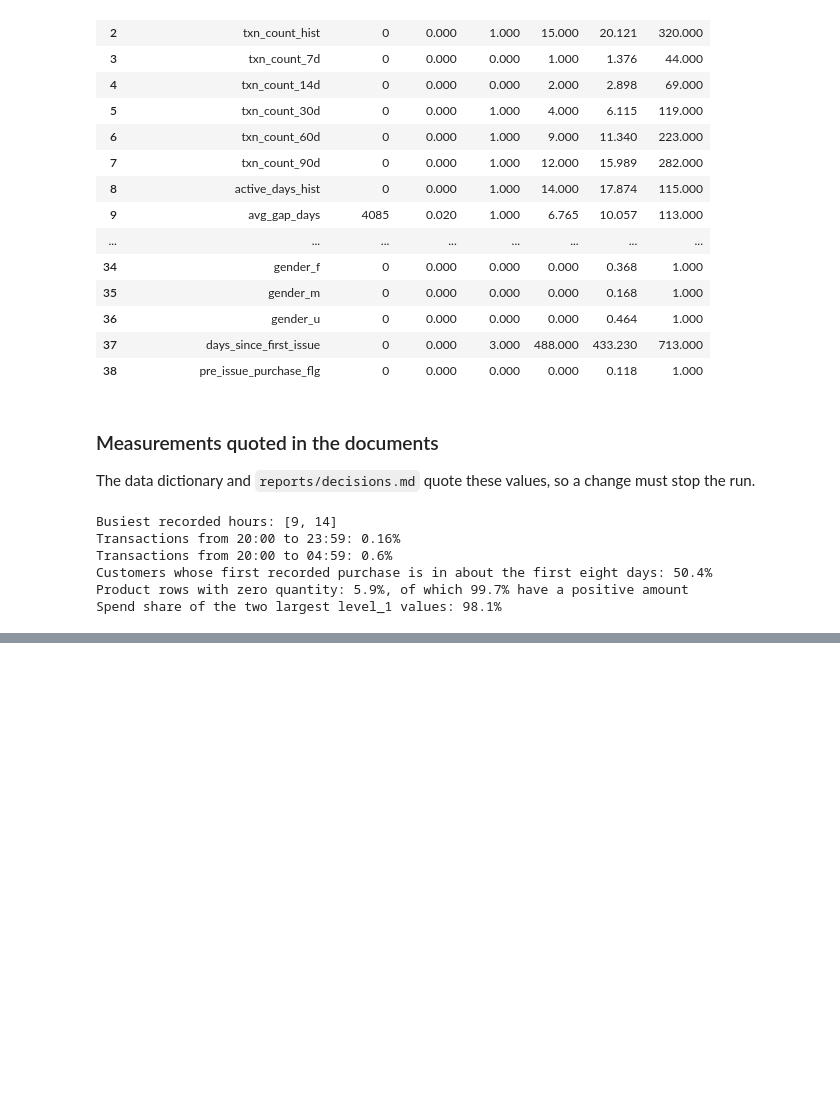
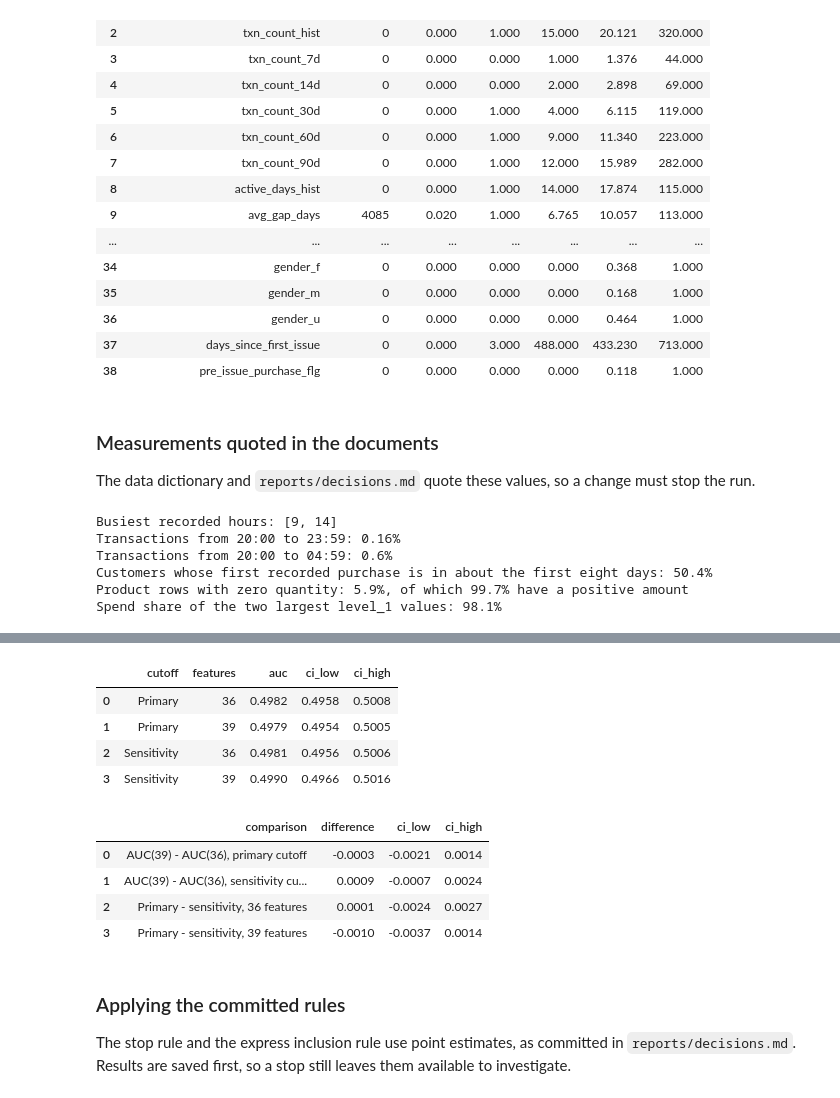
Before and after one commit to La-pinoz/Uplift_Analysis, a Jupyter notebook: notebooks/02_feature_engineering.ipynb, the cells around one changed output, grey strips where cells are left out. Saved outputs shown, nothing was run; the diff lists cells and outputs as text; code cells hidden in the pictures; blank space fills up the shorter version.

```diff
--- a/notebooks/02_feature_engineering.ipynb
+++ b/notebooks/02_feature_engineering.ipynb
@@ -841,0 +1042,80 @@ Spend share of the two largest level_1 values: 98.1%
+# %%
+def weighted_auc(treated_ranks, control_ranks, n_levels):
+    """AUC from tie-grouped prediction ranks, the chance a treated score beats a control score."""
+    treated_counts = np.bincount(treated_ranks, minlength=n_levels).astype(float)
+    control_counts = np.bincount(control_ranks, minlength=n_levels).astype(float)
+    controls_below = np.cumsum(control_counts) - control_counts
+    wins = (treated_counts * (controls_below + control_counts / 2)).sum()
+    return wins / (treated_counts.sum() * control_counts.sum())
+
+
+# Known answers: the fast calculation must equal scikit-learn, including when scores tie.
+_scores = np.array([0.1, 0.4, 0.4, 0.8, 0.2, 0.4])
+_labels = np.array([1, 1, 0, 1, 0, 0])
+_levels, _ranks = np.unique(_scores, return_inverse=True)
+assert np.isclose(
+    weighted_auc(_ranks[_labels == 1], _ranks[_labels == 0], len(_levels)), roc_auc_score(_labels, _scores)
+)
+
+RESAMPLES = 2_000
+treated_positions, control_positions = np.flatnonzero(y == 1), np.flatnonzero(y == 0)
+rank_tables = {}
+for run, scores in predictions.items():
+    levels, ranks = np.unique(scores, return_inverse=True)
+    rank_tables[run] = (ranks, len(levels))
+    assert np.isclose(
+        weighted_auc(ranks[treated_positions], ranks[control_positions], len(levels)), point_auc[run], rtol=1e-9
+    )
+
+RUNS = list(predictions)
+rng = np.random.default_rng(SEED)
+boot_auc = np.empty((RESAMPLES, len(RUNS)))
+for resample in range(RESAMPLES):
+    treated_draw = rng.choice(treated_positions, size=len(treated_positions), replace=True)
+    control_draw = rng.choice(control_positions, size=len(control_positions), replace=True)
+    for column, run in enumerate(RUNS):
+        ranks, n_levels = rank_tables[run]
+        boot_auc[resample, column] = weighted_auc(ranks[treated_draw], ranks[control_draw], n_levels)
+boot_auc = pd.DataFrame(boot_auc, columns=pd.MultiIndex.from_tuples(RUNS))
+
+
+def interval(values):
+    return np.percentile(values, [2.5, 97.5])
+
+
+auc_rows = []
+for run in RUNS:
+    low, high = interval(boot_auc[run])
+    auc_rows.append({"cutoff": run[0], "features": run[1], "auc": point_auc[run], "ci_low": low, "ci_high": high})
+treatment_auc = pd.DataFrame(auc_rows)
+treatment_auc.to_csv(TABLES / "treatment_prediction_auc.csv", index=False)
+
+difference_rows = []
+for label, first, second in (
+    ("AUC(39) - AUC(36), primary cutoff", ("Primary", 39), ("Primary", 36)),
+    ("AUC(39) - AUC(36), sensitivity cutoff (information only)", ("Sensitivity", 39), ("Sensitivity", 36)),
+    ("Primary - sensitivity, 36 features", ("Primary", 36), ("Sensitivity", 36)),
+    ("Primary - sensitivity, 39 features", ("Primary", 39), ("Sensitivity", 39)),
+):
+    low, high = interval(boot_auc[first] - boot_auc[second])
+    difference_rows.append({"comparison": label, "difference": point_auc[first] - point_auc[second], "ci_low": low, "ci_high": high})
+treatment_auc_differences = pd.DataFrame(difference_rows)
+treatment_auc_differences.to_csv(TABLES / "treatment_prediction_auc_differences.csv", index=False)
+
+display(treatment_auc.round(4))
+treatment_auc_differences.round(4)
+# %% [output]
+|  | cutoff | features | auc | ci_low | ci_high |
+| 0 | Primary | 36 | 0.4982 | 0.4958 | 0.5008 |
+| 1 | Primary | 39 | 0.4979 | 0.4954 | 0.5005 |
+| 2 | Sensitivity | 36 | 0.4981 | 0.4956 | 0.5006 |
+| 3 | Sensitivity | 39 | 0.4990 | 0.4966 | 0.5016 |
+|  | comparison | difference | ci_low | ci_high |
+| 0 | AUC(39) - AUC(36), primary cutoff | -0.0003 | -0.0021 | 0.0014 |
+| 1 | AUC(39) - AUC(36), sensitivity cu... | 0.0009 | -0.0007 | 0.0024 |
+| 2 | Primary - sensitivity, 36 features | 0.0001 | -0.0024 | 0.0027 |
+| 3 | Primary - sensitivity, 39 features | -0.0010 | -0.0037 | 0.0014 |
+# %% [markdown]
+### Applying the committed rules
+
+The stop rule and the express inclusion rule use point estimates, as committed in `reports/decisions.md`. Results are saved first, so a stop still leaves them available to investigate.
```
Also changed, not shown: parts of 13 cells of this notebook, 8 other files.
